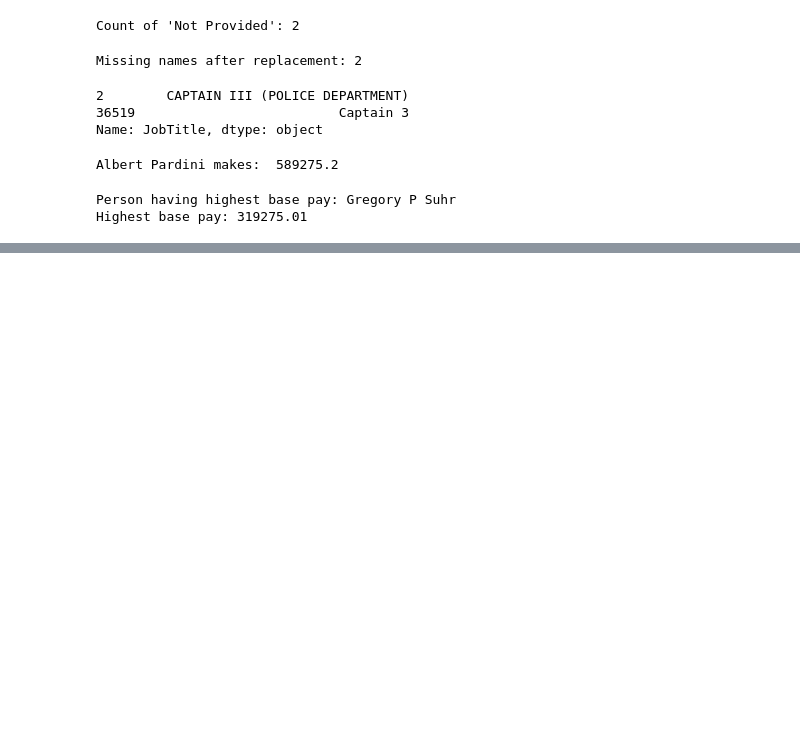
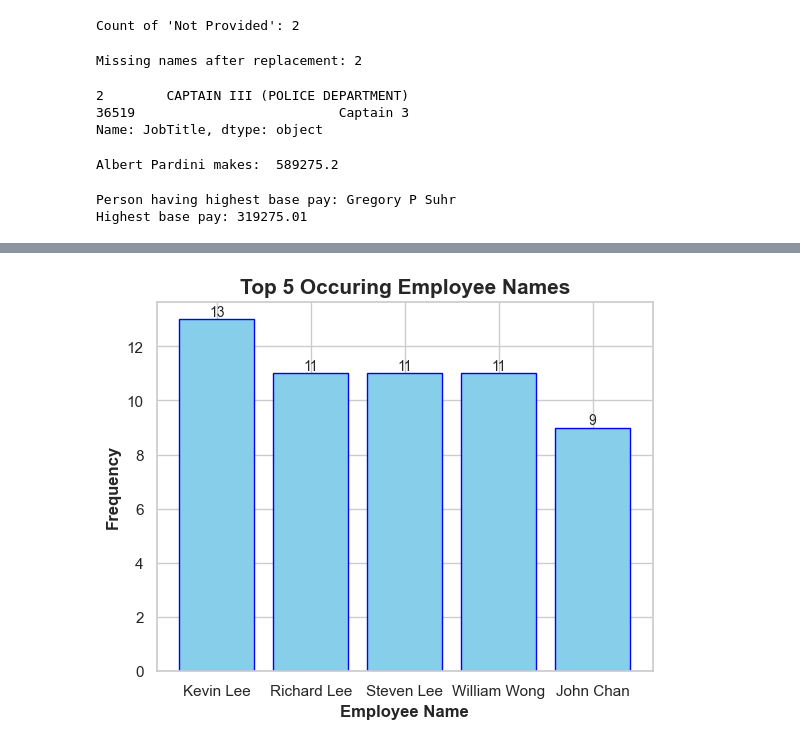
Before and after one commit to shahahmad-dev/sales_data_analysis, a Jupyter notebook: sales_data.ipynb, the cells around one changed output, grey strips where cells are left out. Drawn from its saved outputs; the diff is of its cells as text; code cells hidden in the pictures; blank space fills up the shorter version.

```diff
--- a/sales_data.ipynb
+++ b/sales_data.ipynb
@@ -277,0 +337,23 @@ print('Number of job titles contain CAPTAIN:' , job_captain.iloc[0])
+# %%
+# top 5 occurance of employee's names
+top_occuring_names = df['EmployeeName'].value_counts().head(5)
+
+sns.set_theme(style = 'whitegrid')
+bars = plt.bar(top_occuring_names.index , top_occuring_names.values, color = 'skyblue', edgecolor = 'blue')
+
+plt.title("Top 5 Occuring Employee Names", weight = 'bold', fontsize = 15)
+plt.xlabel('Employee Name', weight = 'bold')
+plt.ylabel('Frequency', weight = 'bold')
+
+for bar in bars:
+    height = bar.get_height()
+    plt.text(bar.get_x() + bar.get_width()/2,
+             height,   # position
+             str(height),
+             ha='center',
+             va='bottom',
+             fontsize=10)
+
+plt.show()
+# %% [output]
+[figure, added]
```
Also changed, not shown: parts of 6 cells of this notebook.
